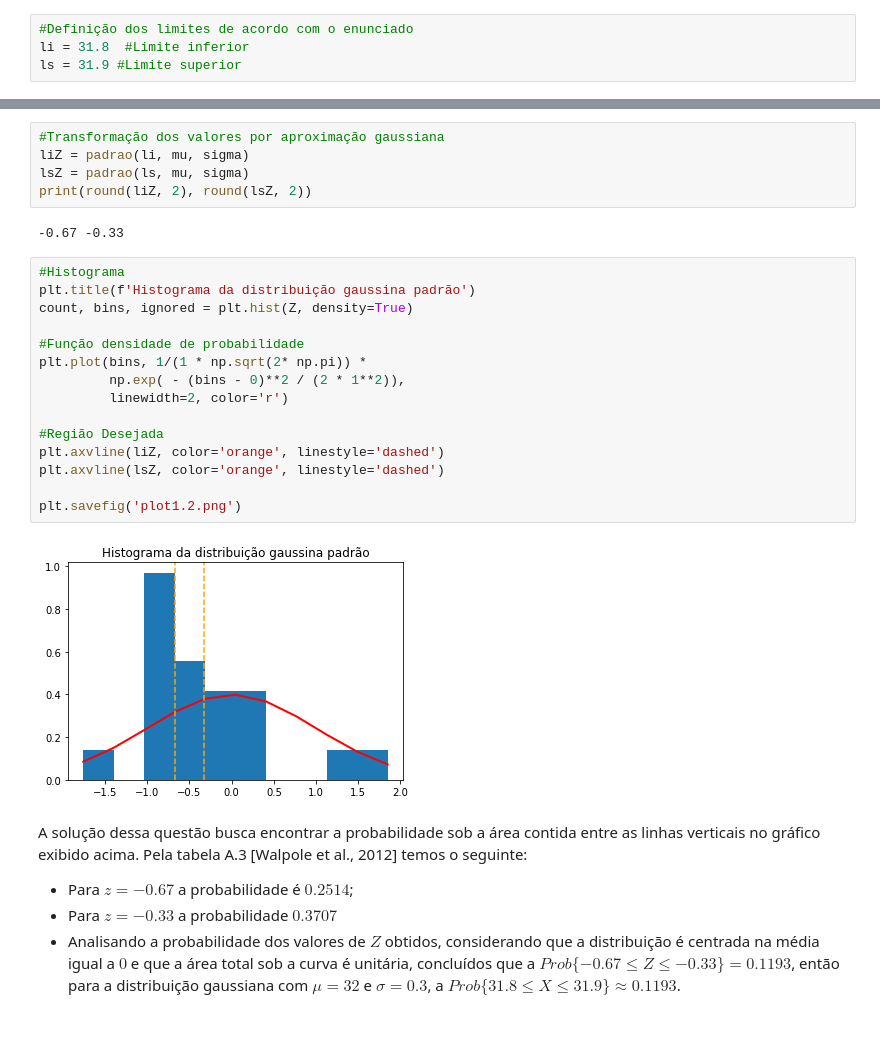
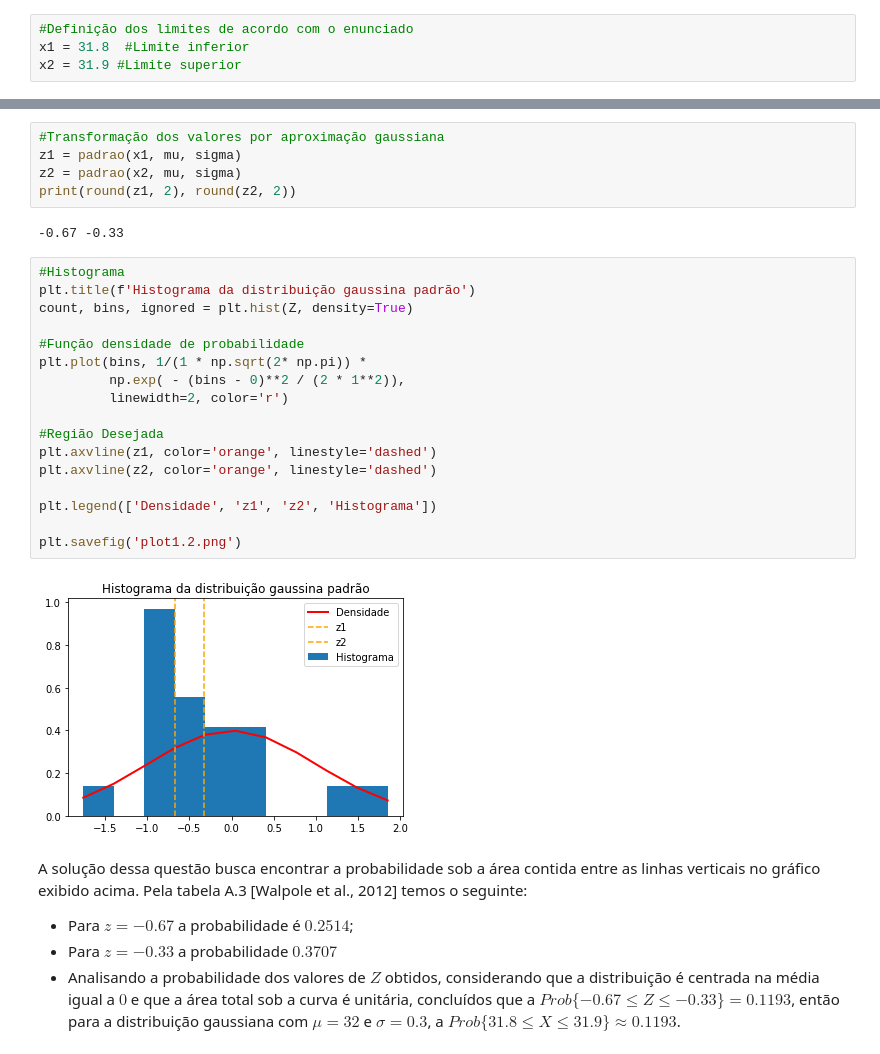
Before and after one commit to janiosl/python.ds, a Jupyter notebook: estatistica/me/est_tarefa_aula07_08.ipynb, the cells around one changed output, grey strips where cells are left out. Drawn from its saved outputs; the diff is of its cells as text.

```diff
--- a/estatistica/me/est_tarefa_aula07_08.ipynb
+++ b/estatistica/me/est_tarefa_aula07_08.ipynb
@@ -68,8 +68,8 @@ array([-0.41475721, -0.33336867,  0.08109199, -0.79102695, -0.21859967,
        -0.34137424, -1.75860731,  0.05111747, -0.57192899, -0.70056604])
 # %%
 #Definição dos limites de acordo com o enunciado
-li = 31.8  #Limite inferior
-ls = 31.9 #Limite superior
+x1 = 31.8  #Limite inferior
+x2 = 31.9 #Limite superior
 # %%
 #Histograma
 plt.title(f'Histograma da distribuição gaussina\n$\mu={mu}, \sigma={sigma}$')
@@ -90,27 +92,29 @@ plt.savefig('plot1.1.png')
 # %%
 #Transformação dos valores por aproximação gaussiana
-liZ = padrao(li, mu, sigma)
-lsZ = padrao(ls, mu, sigma)
-print(round(liZ, 2), round(lsZ, 2))
+z1 = padrao(x1, mu, sigma)
+z2 = padrao(x2, mu, sigma)
+print(round(z1, 2), round(z2, 2))
 # %% [output]
 -0.67 -0.33
 # %%
 #Histograma
 plt.title(f'Histograma da distribuição gaussina padrão')
 count, bins, ignored = plt.hist(Z, density=True)
 
 #Função densidade de probabilidade
 plt.plot(bins, 1/(1 * np.sqrt(2* np.pi)) *
          np.exp( - (bins - 0)**2 / (2 * 1**2)),
          linewidth=2, color='r')
 
 #Região Desejada
-plt.axvline(liZ, color='orange', linestyle='dashed')
-plt.axvline(lsZ, color='orange', linestyle='dashed')
+plt.axvline(z1, color='orange', linestyle='dashed')
+plt.axvline(z2, color='orange', linestyle='dashed')
+
+plt.legend(['Densidade', 'z1', 'z2', 'Histograma'])
 
 plt.savefig('plot1.2.png')
 # %% [output]
-[figure, old version]
+[figure, new version]
 # %% [markdown]
 A solução dessa questão busca encontrar a probabilidade sob a área contida entre as linhas verticais no gráfico exibido acima. Pela tabela A.3 [Walpole et al., 2012] temos o seguinte:
 
```
Also changed, not shown: parts of 6 cells of this notebook.
